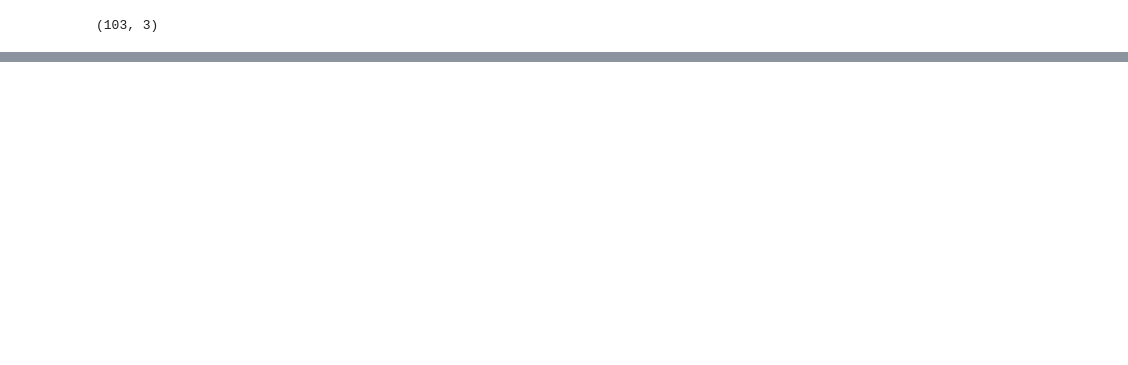
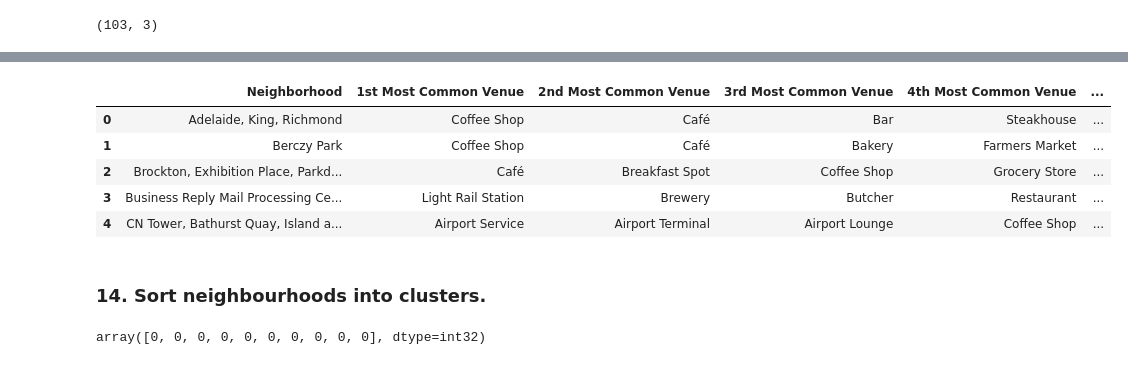
Before and after one commit to lakesam/Coursera_Capstone, a Jupyter notebook: Peer-graded Assignment Week 3.ipynb, the cells around one changed output, grey strips where cells are left out. Drawn from its saved outputs; the diff is of its cells as text; code cells hidden in the pictures; blank space fills up the shorter version.

```diff
--- a/Peer-graded Assignment Week 3.ipynb
+++ b/Peer-graded Assignment Week 3.ipynb
@@ -47,0 +301,12 @@ df2.shape
+# %%
+num_top_venues = 5
+
+for hood in toronto_grouped['Neighborhood']:
+    print("----"+hood+"----")
+    temp = toronto_grouped[toronto_grouped['Neighborhood'] == hood].T.reset_index()
+    temp.columns = ['venue','freq']
+    temp = temp.iloc[1:]
+    temp['freq'] = temp['freq'].astype(float)
+    temp = temp.round({'freq': 2})
+    print(temp.sort_values('freq', ascending=False).reset_index(drop=True).head(num_top_venues))
+    print('\n')
@@ -47,0 +331,49 @@ df2.shape
+# %%
+def return_most_common_venues(row, num_top_venues):
+    row_categories = row.iloc[1:]
+    row_categories_sorted = row_categories.sort_values(ascending=False)
+
+    return row_categories_sorted.index.values[0:num_top_venues]
+# %%
+num_top_venues = 10
+
+indicators = ['st', 'nd', 'rd']
+
+# create columns according to number of top venues
+columns = ['Neighborhood']
+for ind in np.arange(num_top_venues):
+    try:
+        columns.append('{}{} Most Common Venue'.format(ind+1, indicators[ind]))
+    except:
+        columns.append('{}th Most Common Venue'.format(ind+1))
+
+# create a new dataframe
+neighborhoods_venues_sorted = pd.DataFrame(columns=columns)
+neighborhoods_venues_sorted['Neighborhood'] = toronto_grouped['Neighborhood']
+
+for ind in np.arange(toronto_grouped.shape[0]):
+    neighborhoods_venues_sorted.iloc[ind, 1:] = return_most_common_venues(toronto_grouped.iloc[ind, :], num_top_venues)
+
+neighborhoods_venues_sorted.head()
+# %% [output]
+|  | Neighborhood | 1st Most Common Venue | 2nd Most Common Venue | 3rd Most Common Venue | 4th Most Common Venue | ... |
+| 0 | Adelaide, King, Richmond | Coffee Shop | Café | Bar | Steakhouse | ... |
+| 1 | Berczy Park | Coffee Shop | Café | Bakery | Farmers Market | ... |
+| 2 | Brockton, Exhibition Place, Parkd... | Café | Breakfast Spot | Coffee Shop | Grocery Store | ... |
+| 3 | Business Reply Mail Processing Ce... | Light Rail Station | Brewery | Butcher | Restaurant | ... |
+| 4 | CN Tower, Bathurst Quay, Island a... | Airport Service | Airport Terminal | Airport Lounge | Coffee Shop | ... |
+# %% [markdown]
+### 14. Sort neighbourhoods into clusters.
+# %%
+# set number of clusters
+kclusters = 5
+
+toronto_grouped_clustering = toronto_grouped.drop('Neighborhood', 1)
+
+# run k-means clustering
+kmeans = KMeans(n_clusters=kclusters, random_state=0).fit(toronto_grouped_clustering)
+
+# check cluster labels generated for each row in the dataframe
+kmeans.labels_[0:10]
+# %% [output]
+array([0, 0, 0, 0, 0, 0, 0, 0, 0, 0], dtype=int32)
```
Also changed, not shown: parts of 45 cells of this notebook.
